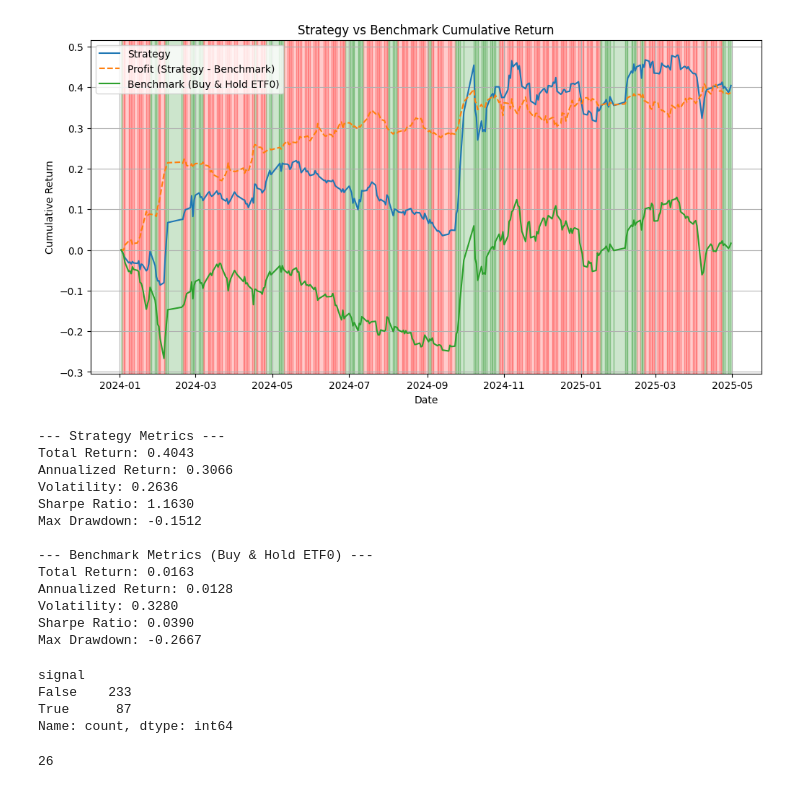
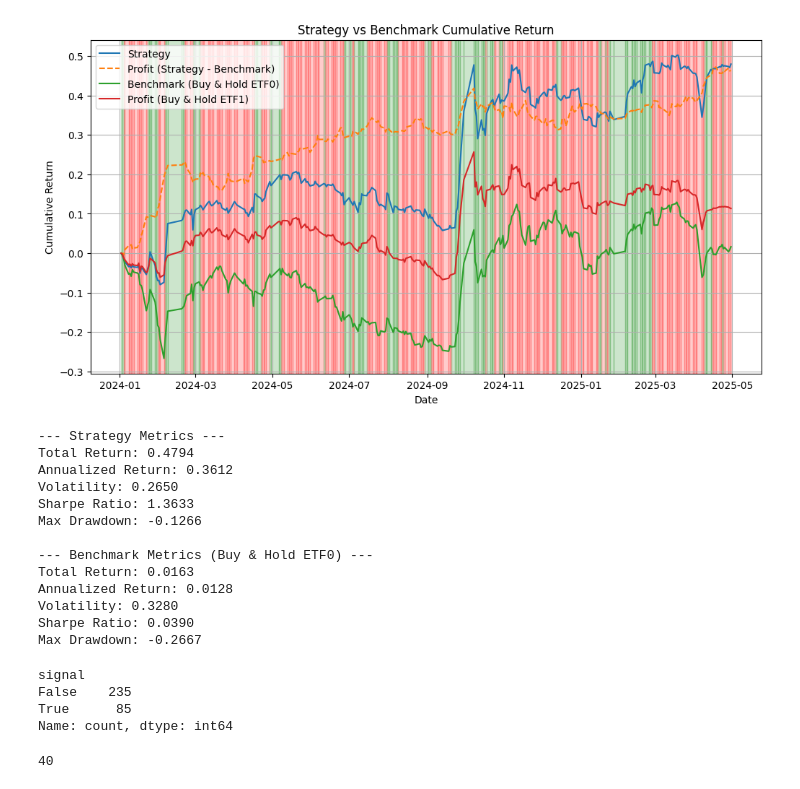
Before and after one commit to MuYanustc/Style_Timing, a Jupyter notebook: lgb.ipynb, the cells around one changed output. Cells and saved outputs as stored; diff of their text form; code cells hidden in the pictures.

Commit message:
add return_diff of current day

```diff
--- a/lgb.ipynb
+++ b/lgb.ipynb
@@ -2,7 +2,7 @@
 from empyrical import max_drawdown
 from apippy.api import get_price
 import pandas as pd
-res = get_price(start_date="20160201", end_date="20250501", type = 'index')
+res = get_price(start_date="20160101", end_date="20250501", type = 'index')
 
 # 中证1000
 etf0_data = res.loc[res['order_book_id'] == '000852.XSHG'].sort_values('date')
@@ -148,6 +139,11 @@ def add_feature(data):
     #     for name in ['etf0', 'etf1']:
     #         feature[f'{name}_total_turnover_{window}d'] = data[f'{name}_total_turnover'].rolling(window=window).mean()
     # 因子进行z-score标准化， 用rolling防止泄露
+    # 要不要把return_diff 也加到feature里面
+    feature['return_diff'] = data['return_diff']
+    # feature['return_diff_shifted'] = data['return_diff_shifted']
+    # print(data['return_diff_shifted'].head())
+    # print(feature['return_diff_shifted'].head())
     for col in feature.columns:
         feature[col] = (feature[col] - feature[col].rolling(window=30).mean()) / feature[col].rolling(window=30).std()
     return feature
@@ -411,8 +407,8 @@ def signal_generation(data, feature, selected_features, target='return_diff_shif
         min_child_samples=30,
         subsample=0.5,
         colsample_bytree=0.5,
-        reg_alpha=0.5,
-        reg_lambda=0.5,
+        reg_alpha=0.4,
+        reg_lambda=0.1,
         early_stopping_rounds=100,
         verbose_eval=-1
     )
@@ -477,6 +473,8 @@ def run_backtest(data, start_date, verbose = 3, end_date = None, thresh = 0, fee
 
     data['benchmark_daily_return'] = data['etf0_close'].pct_change().fillna(0)
     data['benchmark_cumulative'] = (1 + data['benchmark_daily_return']).cumprod() - 1
+    data['etf1_daily_return'] = data['etf1_close'].pct_change().fillna(0)
+    data['etf1_cumulative'] = (1 + data['etf1_daily_return']).cumprod() - 1
 
     data['profit_cumulative'] = data['strategy_cumulative'] - data['benchmark_cumulative']
     if verbose >= 2:
@@ -499,6 +497,7 @@ def run_backtest(data, start_date, verbose = 3, end_date = None, thresh = 0, fee
         # Plot benchmark cumulative return
         plt.plot(data.index, data['benchmark_cumulative'], label='Benchmark (Buy & Hold ETF0)')
 
+        plt.plot(data.index, data['etf1_cumulative'], label='Profit (Buy & Hold ETF1)')
 
         plt.legend()
         plt.title('Strategy vs Benchmark Cumulative Return')
@@ -565,19 +564,19 @@ Max Drawdown: -0.5511
 # %%
 backtest_results, strat_metrics, bench_metrics = run_backtest(
     data = signaled_data,
     start_date='2024-01-01',
-    end_date='2025-12-01',
+    end_date='2025-06-01',
     verbose = 3,
     # fees = False
 )
 # %% [output]
-[figure, old version]
+[figure, new version]
 --- Strategy Metrics ---
-Total Return: 0.4043
-Annualized Return: 0.3066
-Volatility: 0.2636
-Sharpe Ratio: 1.1630
-Max Drawdown: -0.1512
+Total Return: 0.4794
+Annualized Return: 0.3612
+Volatility: 0.2650
+Sharpe Ratio: 1.3633
+Max Drawdown: -0.1266
 
 --- Benchmark Metrics (Buy & Hold ETF0) ---
 Total Return: 0.0163
@@ -590,13 +589,13 @@ Max Drawdown: -0.2667
 (backtest_results['signal']>0).value_counts()
 # %% [output]
 signal
-False    233
-True      87
+False    235
+True      85
 Name: count, dtype: int64
 # %%
 backtest_results['signal_change'].sum()
 # %% [output]
-26
+40
 # %%
 
 # 可以查看特征重要性
```
Also changed, not shown: parts of 6 cells of this notebook.
